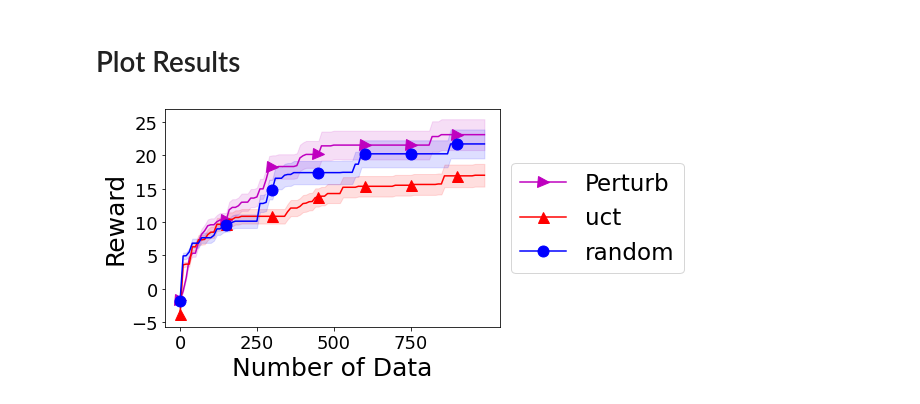
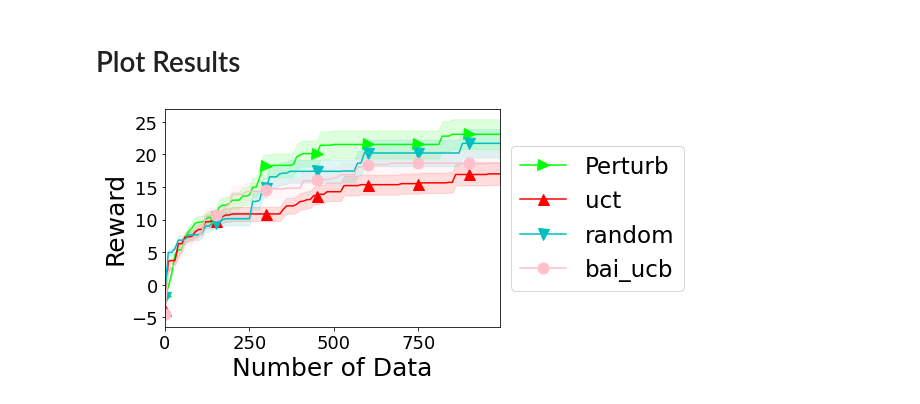
Before and after one commit to jdj2261/pytamp, a Jupyter notebook: results/benchmark1_result.ipynb, the cells around one changed output. Cells and saved outputs as stored; diff of their text form; code cells hidden in the pictures.

```diff
--- a/results/benchmark1_result.ipynb
+++ b/results/benchmark1_result.ipynb
@@ -173,22 +177,23 @@ for idx, algo in enumerate(algos):
 # %%
 
 test = [[] for _ in range(len(algos))]
 for idx, algo in enumerate(algos):
     for i in range(n_seeds):
         test[idx].append(np.mean(final_level_1_values[idx][i], axis=0))
 
 # result = np.mean(test, axis=0)
 x_list = 10*np.arange(len(test[0][0]))
-linearplot_with_confidence(x_list, test[0], "Perturb", ">", "m")
+plt.xlim([np.min(x_list),np.max(x_list)])
+linearplot_with_confidence(x_list, test[0], "Perturb", ">", "lime")
 linearplot_with_confidence(x_list, test[1], "uct", "^", "r")
-linearplot_with_confidence(x_list, test[2], "random", "o", "b")
-linearplot_with_confidence(x_list, test[2], "bai_ucb", "o", "b")
+linearplot_with_confidence(x_list, test[2], "random", "v", "c")
+linearplot_with_confidence(x_list, test[3], "bai_ucb", "o", "pink")
 plt.xlabel("Number of Data",fontsize=25)
 plt.ylabel("Reward",fontsize=25)
 
 plt.xticks(x_list[::25],x_list[::25],fontsize=18)
 plt.yticks(fontsize=18)
 plt.legend(loc='center left', bbox_to_anchor=(1, 0.5), prop={'size' : 23})
 plt.show()
 # %% [output]
-[figure, old version]
+[figure, new version]
```
Also changed, not shown: parts of 2 cells of this notebook.
